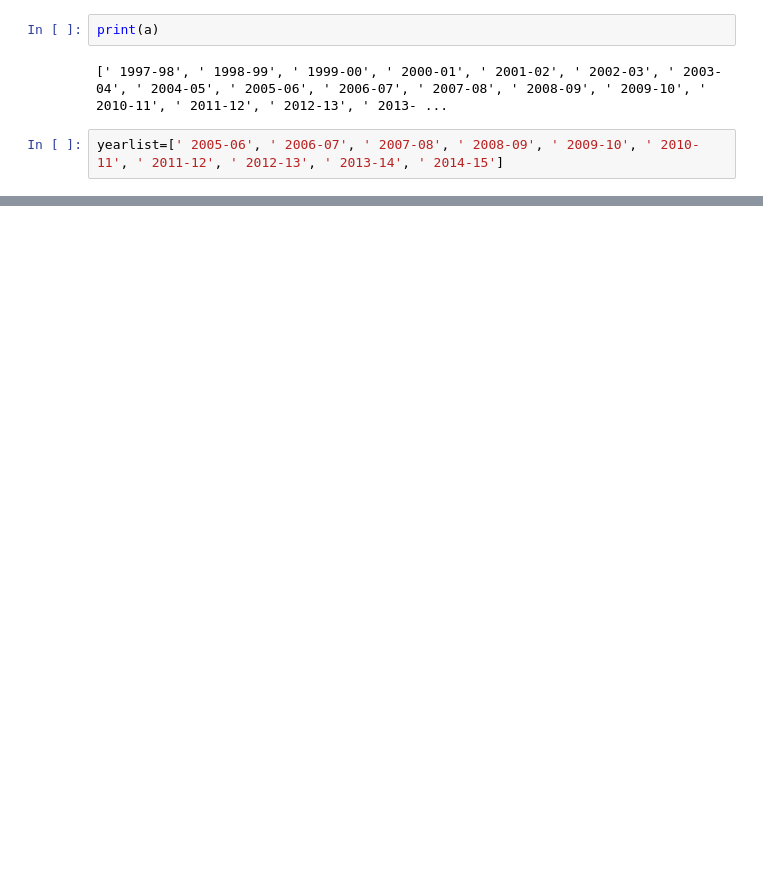
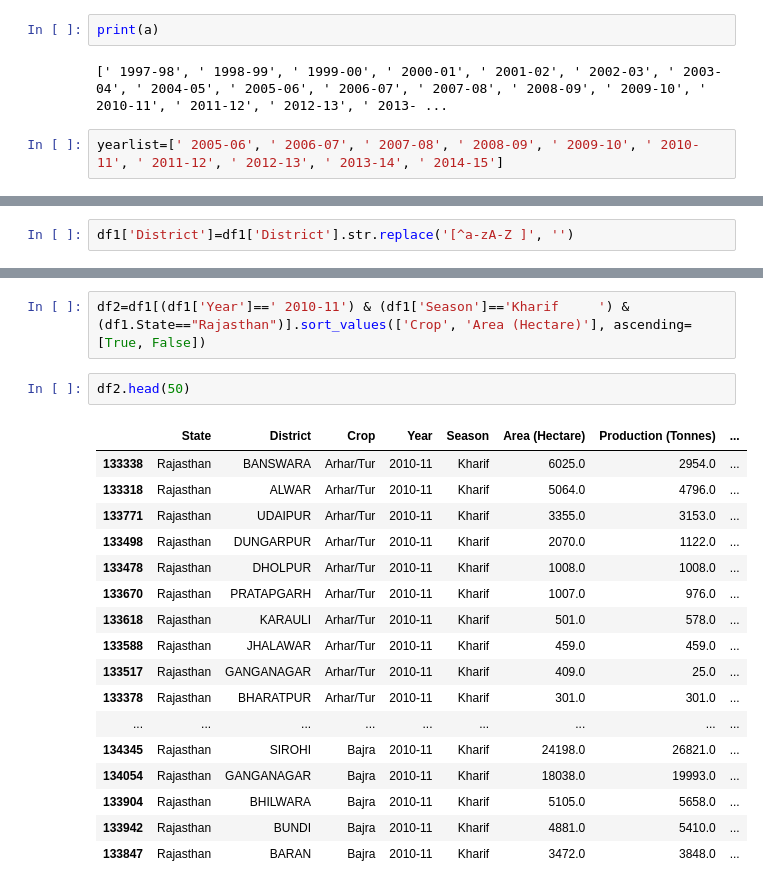
Before and after one commit to vijaifarmguide/APY_1, a Jupyter notebook: preprocessing.ipynb, the cells around one changed output, grey strips where cells are left out. Drawn from its saved outputs; the diff is of its cells as text; blank space fills up the shorter version.

```diff
--- a/preprocessing.ipynb
+++ b/preprocessing.ipynb
@@ -144,0 +161,2 @@ df1.groupby('State')
+# %%
+df1['District']=df1['District'].str.replace('[^a-zA-Z ]', '')
@@ -144,0 +172,22 @@ df1.groupby('State')
+# %%
+df2=df1[(df1['Year']==' 2010-11') & (df1['Season']=='Kharif     ') & (df1.State=="Rajasthan")].sort_values(['Crop', 'Area (Hectare)'], ascending=[True, False])
+# %%
+df2.head(50)
+# %% [output]
+|  | State | District | Crop | Year | Season | Area (Hectare) | Production (Tonnes) | ... |
+| 133338 | Rajasthan | BANSWARA | Arhar/Tur | 2010-11 | Kharif | 6025.0 | 2954.0 | ... |
+| 133318 | Rajasthan | ALWAR | Arhar/Tur | 2010-11 | Kharif | 5064.0 | 4796.0 | ... |
+| 133771 | Rajasthan | UDAIPUR | Arhar/Tur | 2010-11 | Kharif | 3355.0 | 3153.0 | ... |
+| 133498 | Rajasthan | DUNGARPUR | Arhar/Tur | 2010-11 | Kharif | 2070.0 | 1122.0 | ... |
+| 133478 | Rajasthan | DHOLPUR | Arhar/Tur | 2010-11 | Kharif | 1008.0 | 1008.0 | ... |
+| 133670 | Rajasthan | PRATAPGARH | Arhar/Tur | 2010-11 | Kharif | 1007.0 | 976.0 | ... |
+| 133618 | Rajasthan | KARAULI | Arhar/Tur | 2010-11 | Kharif | 501.0 | 578.0 | ... |
+| 133588 | Rajasthan | JHALAWAR | Arhar/Tur | 2010-11 | Kharif | 459.0 | 459.0 | ... |
+| 133517 | Rajasthan | GANGANAGAR | Arhar/Tur | 2010-11 | Kharif | 409.0 | 25.0 | ... |
+| 133378 | Rajasthan | BHARATPUR | Arhar/Tur | 2010-11 | Kharif | 301.0 | 301.0 | ... |
+| ... | ... | ... | ... | ... | ... | ... | ... | ... |
+| 134345 | Rajasthan | SIROHI | Bajra | 2010-11 | Kharif | 24198.0 | 26821.0 | ... |
+| 134054 | Rajasthan | GANGANAGAR | Bajra | 2010-11 | Kharif | 18038.0 | 19993.0 | ... |
+| 133904 | Rajasthan | BHILWARA | Bajra | 2010-11 | Kharif | 5105.0 | 5658.0 | ... |
+| 133942 | Rajasthan | BUNDI | Bajra | 2010-11 | Kharif | 4881.0 | 5410.0 | ... |
+| 133847 | Rajasthan | BARAN | Bajra | 2010-11 | Kharif | 3472.0 | 3848.0 | ... |
```
Also changed, not shown: parts of 11 cells of this notebook, 1 other file.
